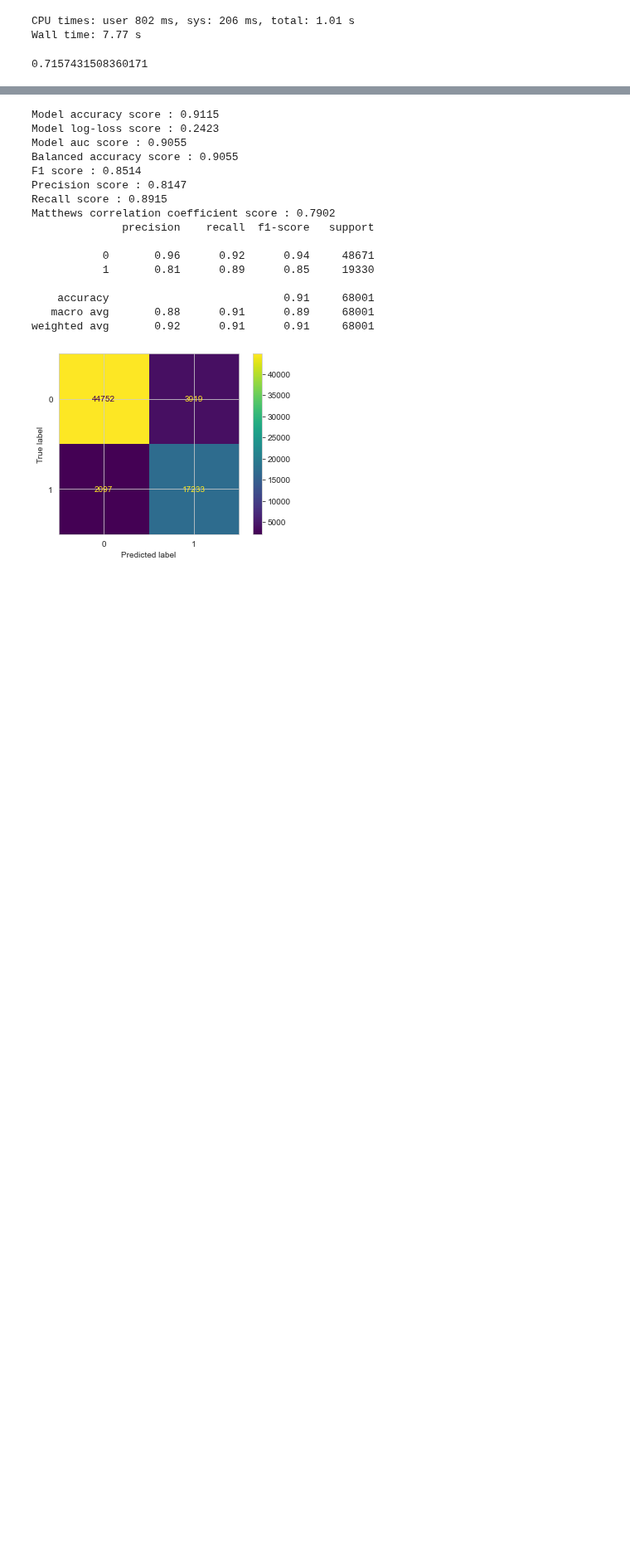
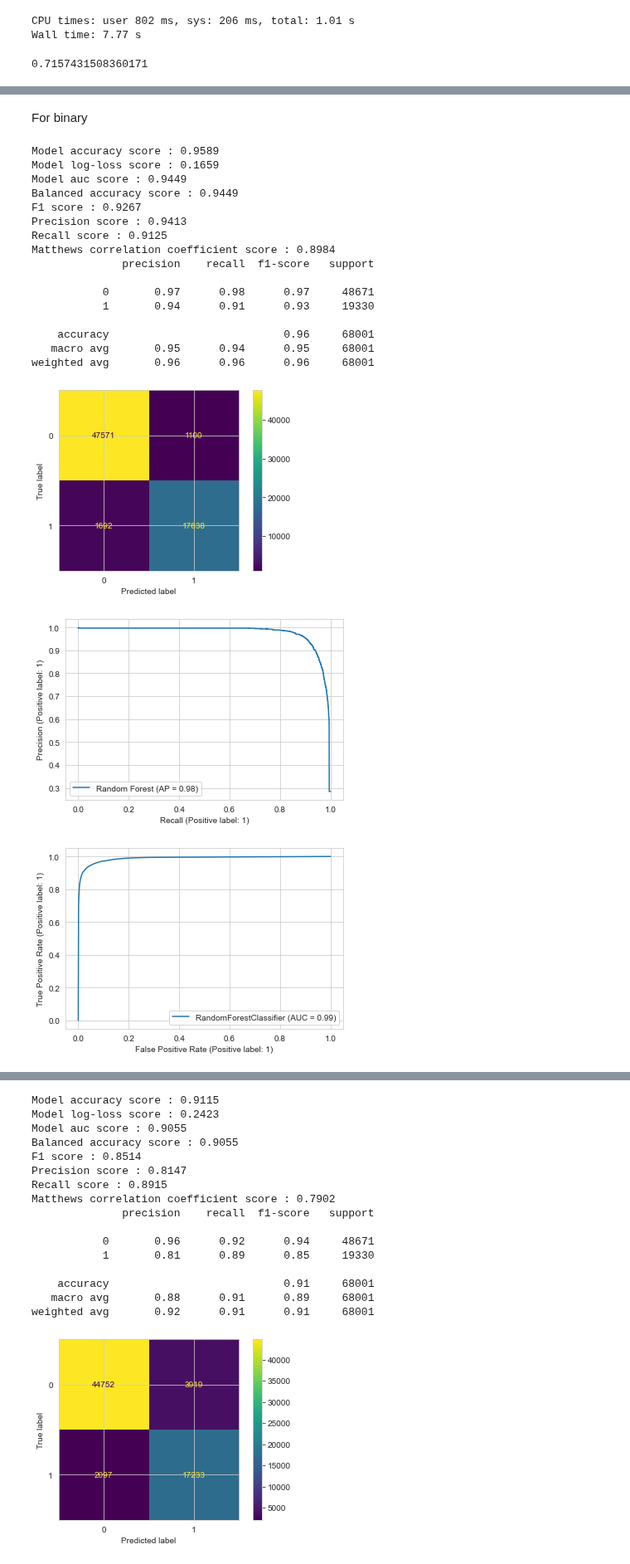
Before and after one commit to wolfrieder/http-response-classifier, a Jupyter notebook: notebooks/modeling_only_binary.ipynb, the cells around one changed output, grey strips where cells are left out. Shown at 83% size. Cells and saved outputs as stored; diff of their text form; code cells hidden in the pictures; blank space fills up the shorter version.

```diff
--- a/notebooks/modeling_only_binary.ipynb
+++ b/notebooks/modeling_only_binary.ipynb
@@ -245,0 +263,33 @@ del test_data
+# %% [markdown]
+For binary
+# %%
+clf = RandomForestClassifier(
+    n_estimators=100,
+    n_jobs=-1,
+    random_state=10,
+    criterion="log_loss",
+    max_features=None,
+)
+
+clf.fit(X_train, y_train["tracker"])
+calculate_metrics(X_test, y_test)
+# %% [output]
+Model accuracy score : 0.9589
+Model log-loss score : 0.1659
+Model auc score : 0.9449
+Balanced accuracy score : 0.9449
+F1 score : 0.9267
+Precision score : 0.9413
+Recall score : 0.9125
+Matthews correlation coefficient score : 0.8984
+              precision    recall  f1-score   support
+
+           0       0.97      0.98      0.97     48671
+           1       0.94      0.91      0.93     19330
+
+    accuracy                           0.96     68001
+   macro avg       0.95      0.94      0.95     68001
+weighted avg       0.96      0.96      0.96     68001
+[figure, added]
+[figure, added]
+[figure, added]
```
Also changed, not shown: parts of 21 cells of this notebook, 10 other files.
